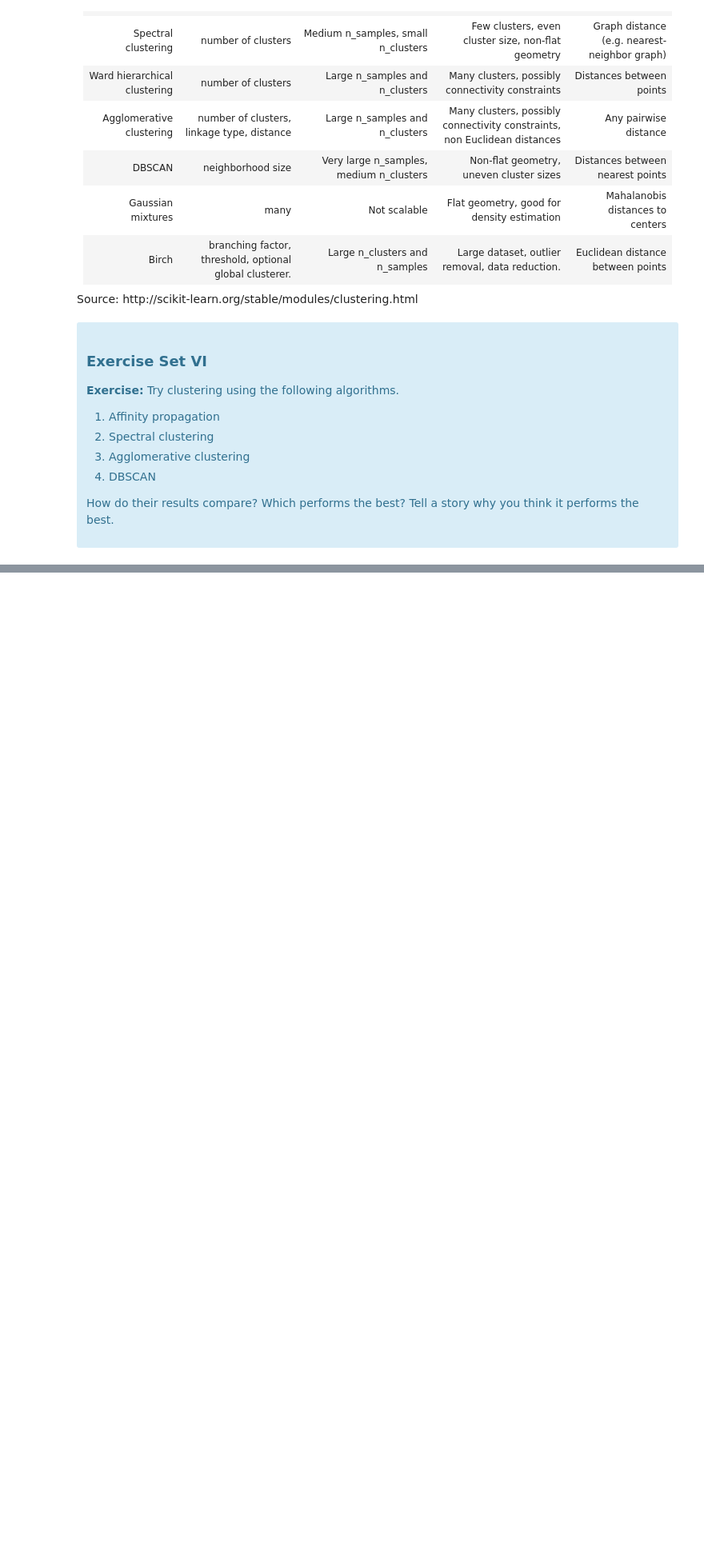
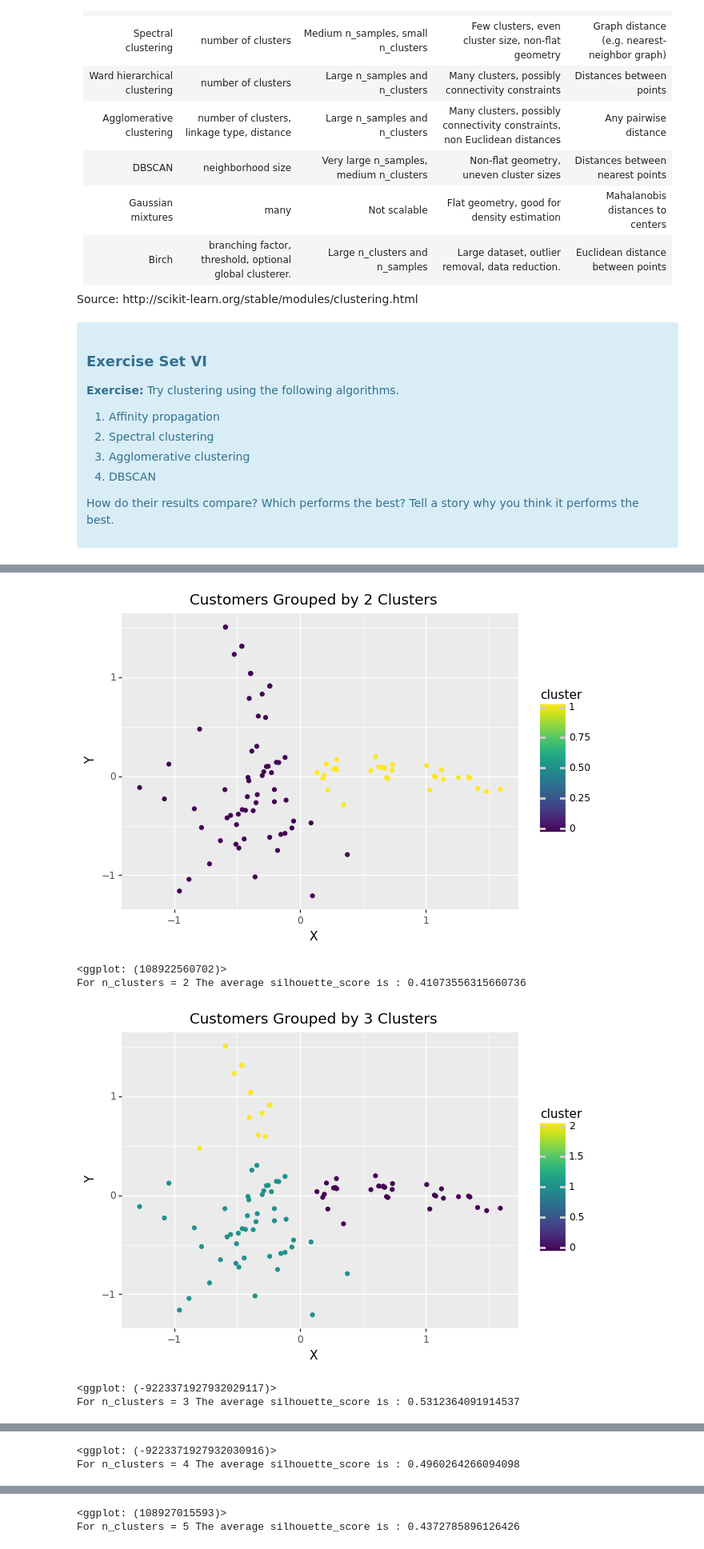
Before and after one commit to fsafe/aic-projects-public, a Jupyter notebook: unit-8-clustering/Mini_Project_Clustering.ipynb, the cells around one changed output, grey strips where cells are left out. Shown at 80% size. Cells and saved outputs as stored; diff of their text form; code cells hidden in the pictures; blank space fills up the shorter version.

```diff
--- a/unit-8-clustering/Mini_Project_Clustering.ipynb
+++ b/unit-8-clustering/Mini_Project_Clustering.ipynb
@@ -556,0 +641,31 @@ Source: http://scikit-learn.org/stable/modules/clustering.html
+# %%
+# AgglomerativeClustering:
+from sklearn.cluster import AgglomerativeClustering
+
+ac_df = []
+silhouette_avg_ac = []
+
+for n_clusters in range_n_clusters:
+    ac_df.append(pd.DataFrame(cus_off.iloc[:,0]))
+    ac_df[n_clusters-2]['cluster'] = pd.Series(AgglomerativeClustering(n_clusters).fit_predict(np.column_stack((x,y))))
+    ac_df[n_clusters-2]['x'] = x
+    ac_df[n_clusters-2]['y'] = y
+for n_clusters in range_n_clusters:
+    p = (ggplot(ac_df[n_clusters-2])
+          + aes(x = 'x', y = 'y', color = 'cluster')
+          + geom_point()
+          + ggtitle('Customers Grouped by ' + str(n_clusters) + ' Clusters')
+          + xlab('X')
+          + ylab('Y'))
+    print(p)
+
+    silhouette_avg_ac.append(silhouette_score(np.column_stack((x,y)), ac_df[n_clusters-2]['cluster']))
+    print("For n_clusters =", n_clusters,
+          "The average silhouette_score is :", silhouette_avg_ac[n_clusters-2])
+# %% [output]
+[figure, added]
+<ggplot: (108922560702)>
+For n_clusters = 2 The average silhouette_score is : 0.41073556315660736
+[figure, added]
+<ggplot: (-9223371927932029117)>
+For n_clusters = 3 The average silhouette_score is : 0.5312364091914537
@@ -556,0 +673,2 @@ Source: http://scikit-learn.org/stable/modules/clustering.html
+<ggplot: (-9223371927932030916)>
+For n_clusters = 4 The average silhouette_score is : 0.4960264266094098
@@ -556,0 +676,2 @@ Source: http://scikit-learn.org/stable/modules/clustering.html
+<ggplot: (108927015593)>
+For n_clusters = 5 The average silhouette_score is : 0.4372785896126426
```
Also changed, not shown: parts of 10 cells of this notebook.
